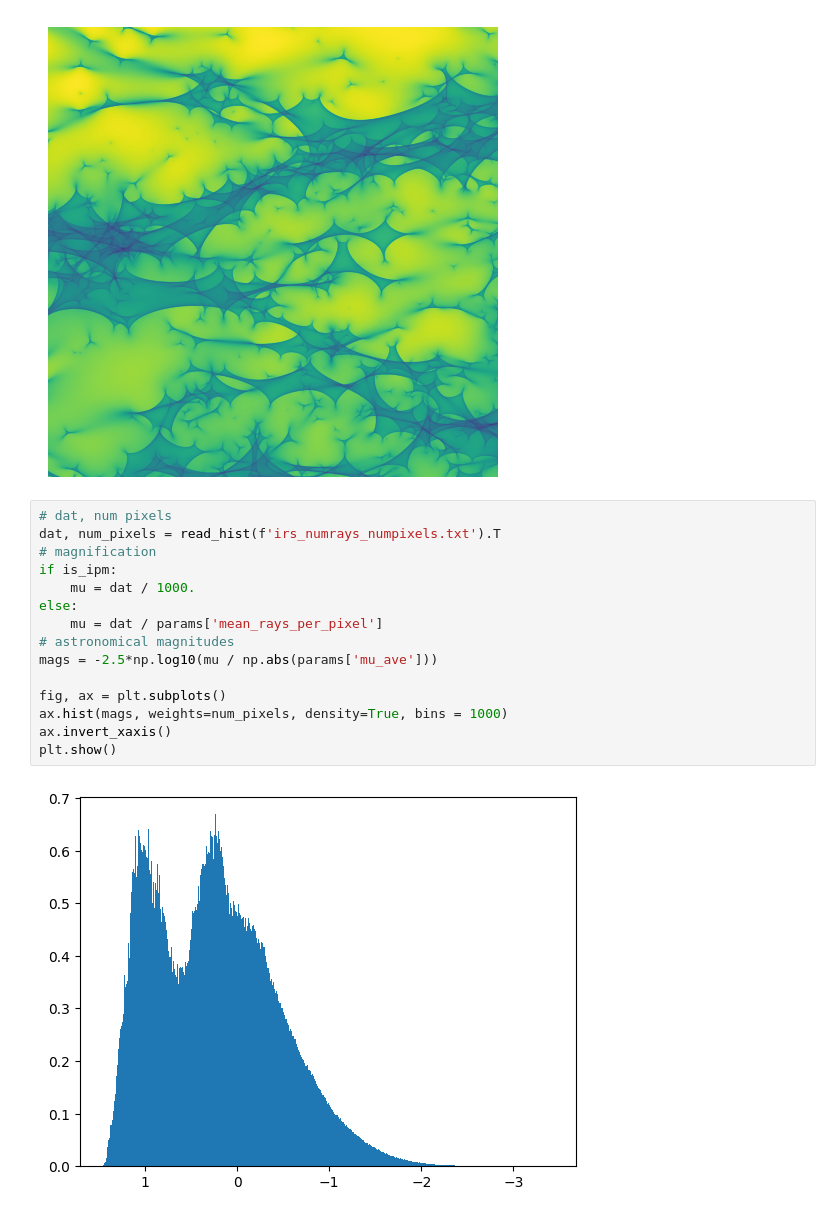
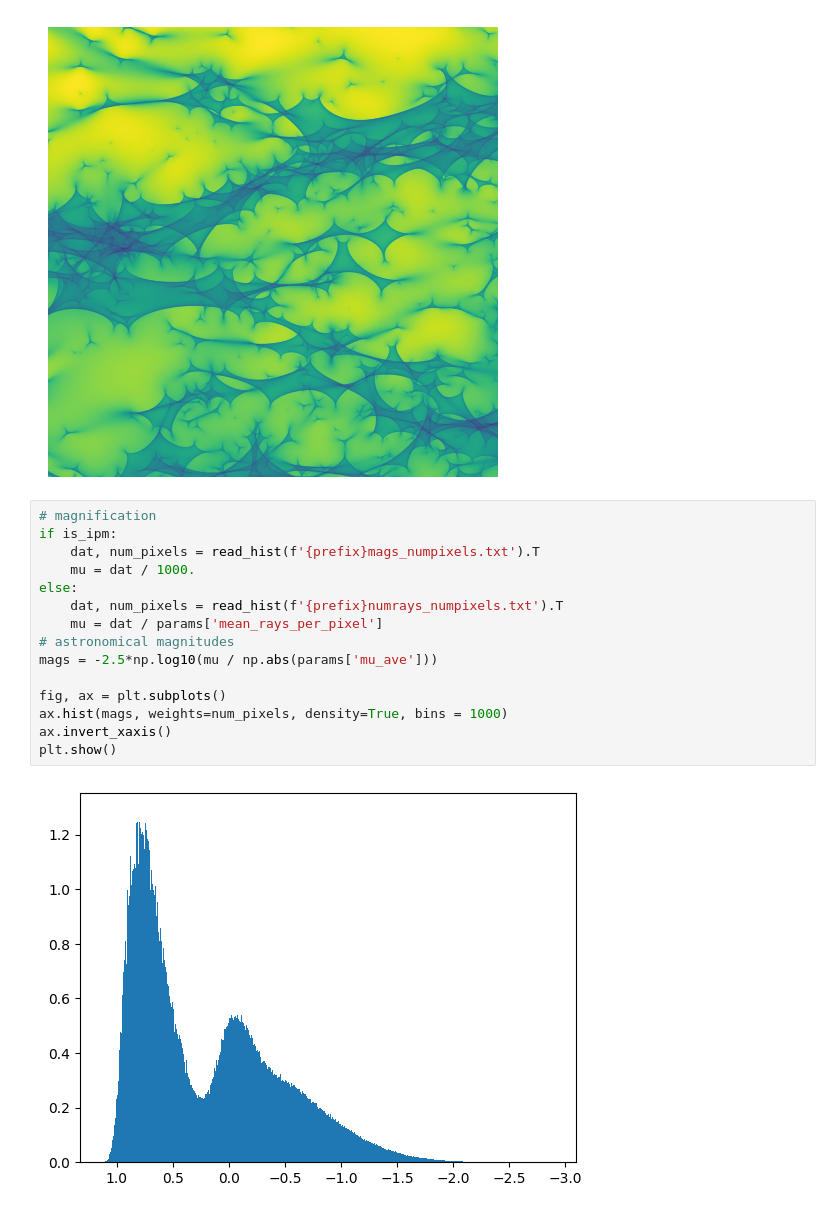
Before and after one commit to weisluke/irs, a Jupyter notebook: view_output.ipynb, the cells around one changed output. Cells and saved outputs as stored; diff of their text form.

```diff
--- a/view_output.ipynb
+++ b/view_output.ipynb
@@ -109,19 +109,19 @@ plt.show()
 # %% [output]
 [figure]
 # %%
-# dat, num pixels
-dat, num_pixels = read_hist(f'irs_numrays_numpixels.txt').T
 # magnification
 if is_ipm:
+    dat, num_pixels = read_hist(f'{prefix}mags_numpixels.txt').T
     mu = dat / 1000.
 else:
+    dat, num_pixels = read_hist(f'{prefix}numrays_numpixels.txt').T
     mu = dat / params['mean_rays_per_pixel']
 # astronomical magnitudes
 mags = -2.5*np.log10(mu / np.abs(params['mu_ave']))
 
 fig, ax = plt.subplots()
 ax.hist(mags, weights=num_pixels, density=True, bins = 1000)
 ax.invert_xaxis()
 plt.show()
 # %% [output]
-[figure, old version]
+[figure, new version]
```
